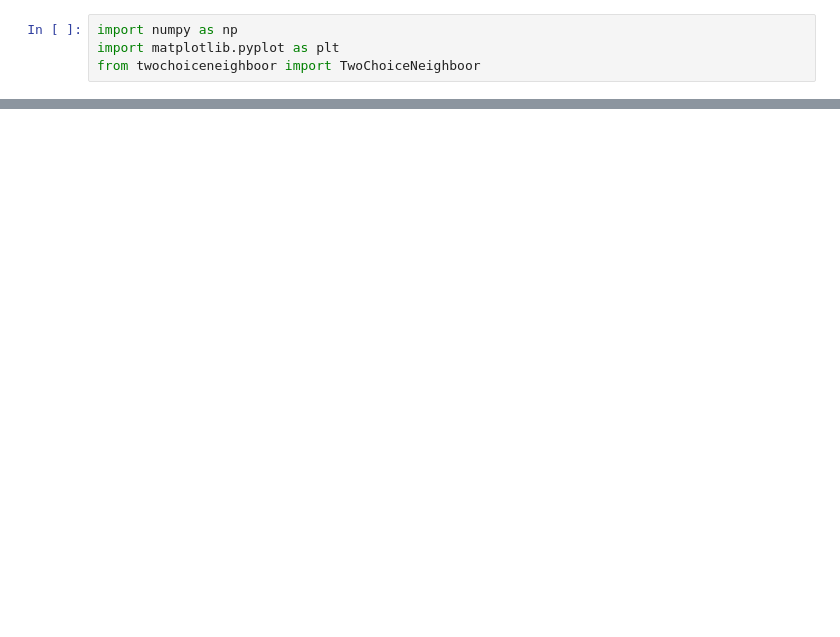
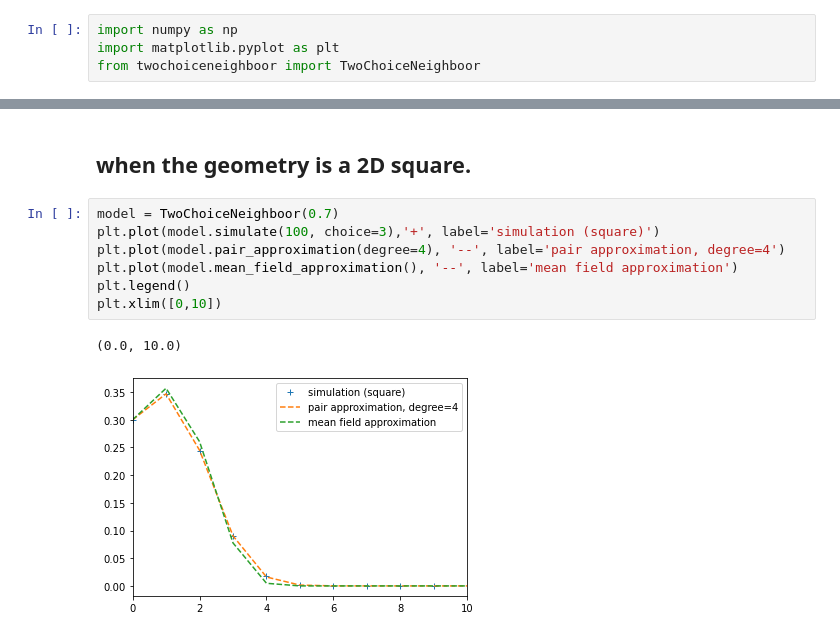
Before and after one commit to ngast/simuTwoLocalChoice, a Jupyter notebook: example_of_use.ipynb, the cells around one changed output, grey strips where cells are left out. Saved outputs shown, nothing was run; the diff lists cells and outputs as text; blank space fills up the shorter version.

```diff
--- a/example_of_use.ipynb
+++ b/example_of_use.ipynb
@@ -35,0 +39,12 @@ for rho in [0.7, 0.9, 0.95]:
+# %% [markdown]
+## when the geometry is a 2D square.
+# %%
+model = TwoChoiceNeighboor(0.7)
+plt.plot(model.simulate(100, choice=3),'+', label='simulation (square)')
+plt.plot(model.pair_approximation(degree=4), '--', label='pair approximation, degree=4')
+plt.plot(model.mean_field_approximation(), '--', label='mean field approximation')
+plt.legend()
+plt.xlim([0,10])
+# %% [output]
+(0.0, 10.0)
+[figure, added]
```
Also changed, not shown: parts of 4 cells of this notebook, 1 other file.
